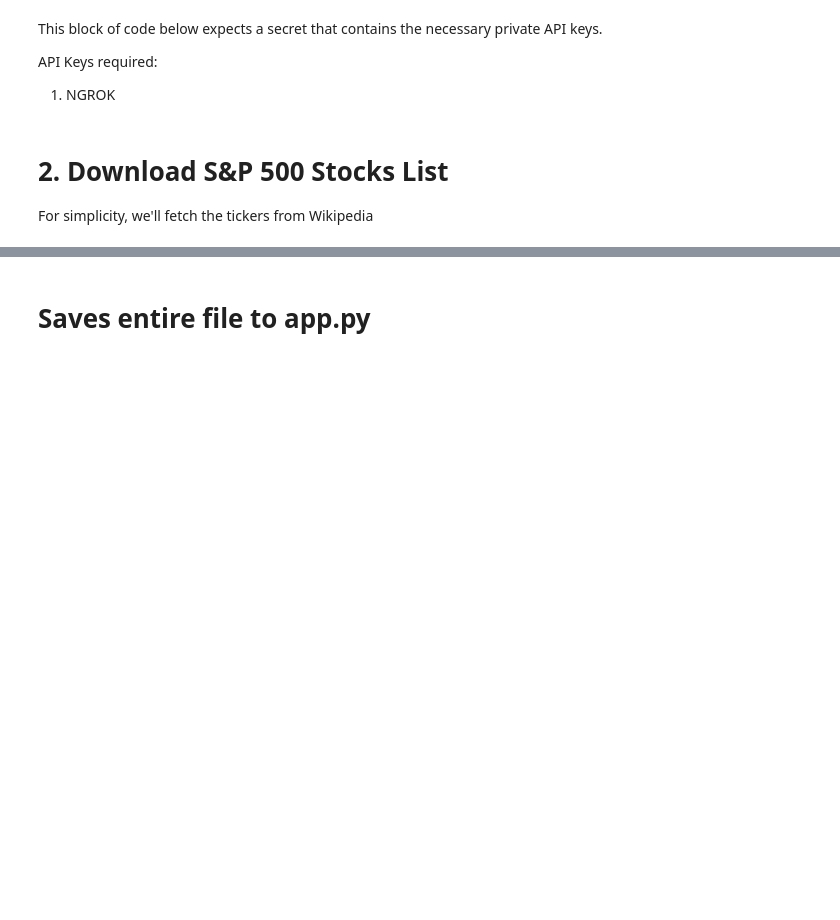
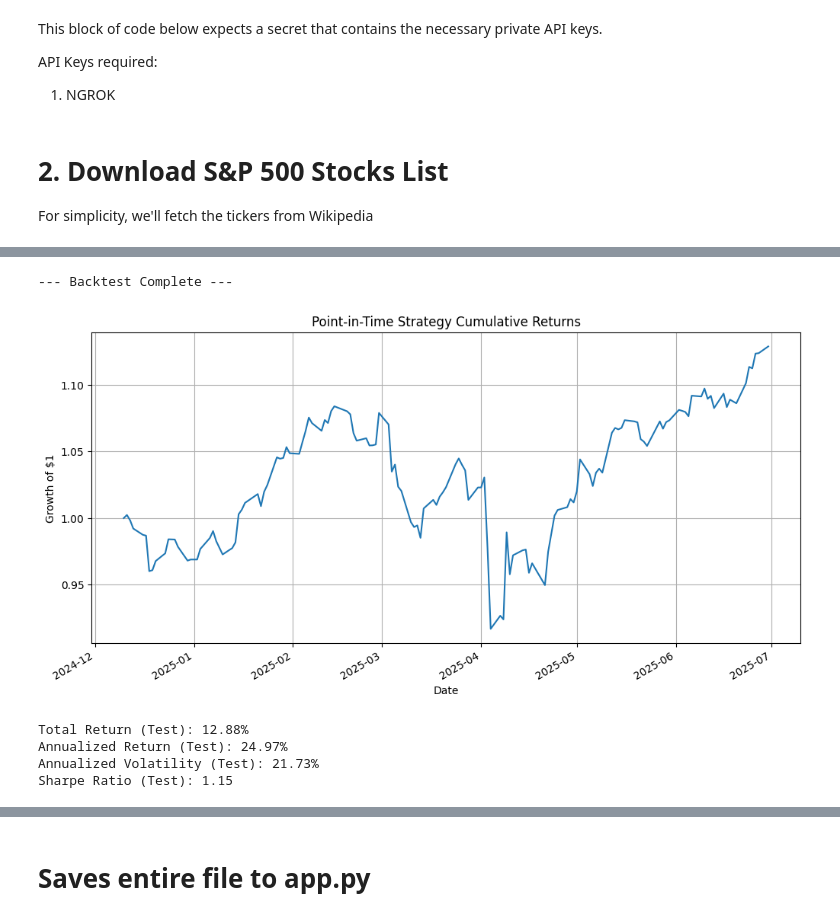
Before and after one commit to jonzyyyy/AlphaLab, a Jupyter notebook: AlphaLab.ipynb, the cells around one changed output, grey strips where cells are left out. Saved outputs shown, nothing was run; the diff lists cells and outputs as text; code cells hidden in the pictures; blank space fills up the shorter version.

```diff
--- a/AlphaLab.ipynb
+++ b/AlphaLab.ipynb
@@ -266,3 +948,43 @@ dtype: float64
+# %%
+# 4. Concatenate all period returns into a single time series
+if all_period_returns:
+    portfolio_returns = pd.concat(all_period_returns)
+
+    # 5. Calculate final cumulative returns and performance stats
+    cum_returns = (1 + portfolio_returns).cumprod()
+
+    print("\n--- Backtest Complete ---")
+    # Displaying the final cumulative return plot
+    plt.figure(figsize=(12, 6))
+    cum_returns.plot()
+    plt.title('Point-in-Time Strategy Cumulative Returns')
+    plt.ylabel('Growth of $1')
+    plt.grid()
+    plt.show()
+
+    # Displaying the performance stats
+    total_return = cum_returns.iloc[-1] - 1
+    annualized_return = cum_returns.iloc[-1]**(252/len(cum_returns)) - 1
+    annualized_vol = portfolio_returns.std() * np.sqrt(252)
+    sharpe = annualized_return / annualized_vol if annualized_vol != 0 else 0
+
+    print(f"\nTotal Return (Test): {total_return:.2%}")
+    print(f"Annualized Return (Test): {annualized_return:.2%}")
+    print(f"Annualized Volatility (Test): {annualized_vol:.2%}")
+    print(f"Sharpe Ratio (Test): {sharpe:.2f}")
+
+else:
+    print("\nBacktest could not be completed. No returns were generated.")
+    # Initialize empty series to avoid errors if no returns were generated
+    portfolio_returns = pd.Series()
+    cum_returns = pd.Series()
+# %% [output]
+--- Backtest Complete ---
+[figure, added]
+Total Return (Test): 12.88%
+Annualized Return (Test): 24.97%
+Annualized Volatility (Test): 21.73%
+Sharpe Ratio (Test): 1.15
 # %%
 # =======================
 # 8a. Results Visualization
```
Also changed, not shown: parts of 25 cells of this notebook.
